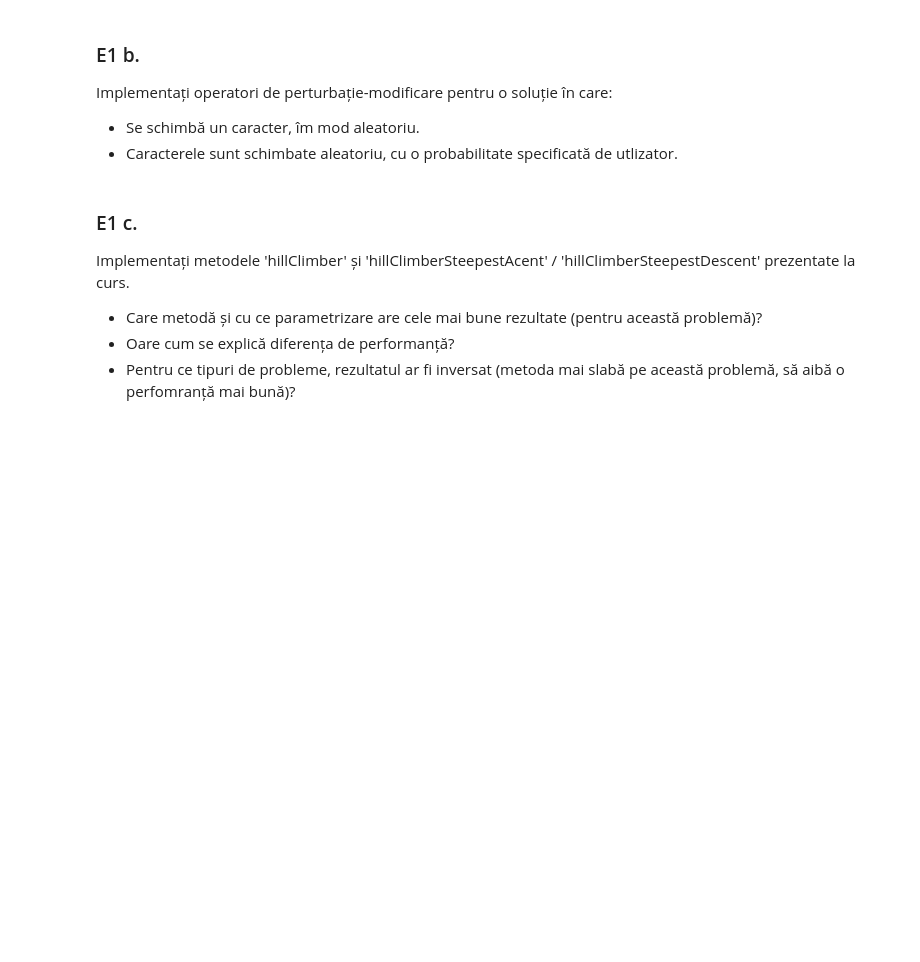
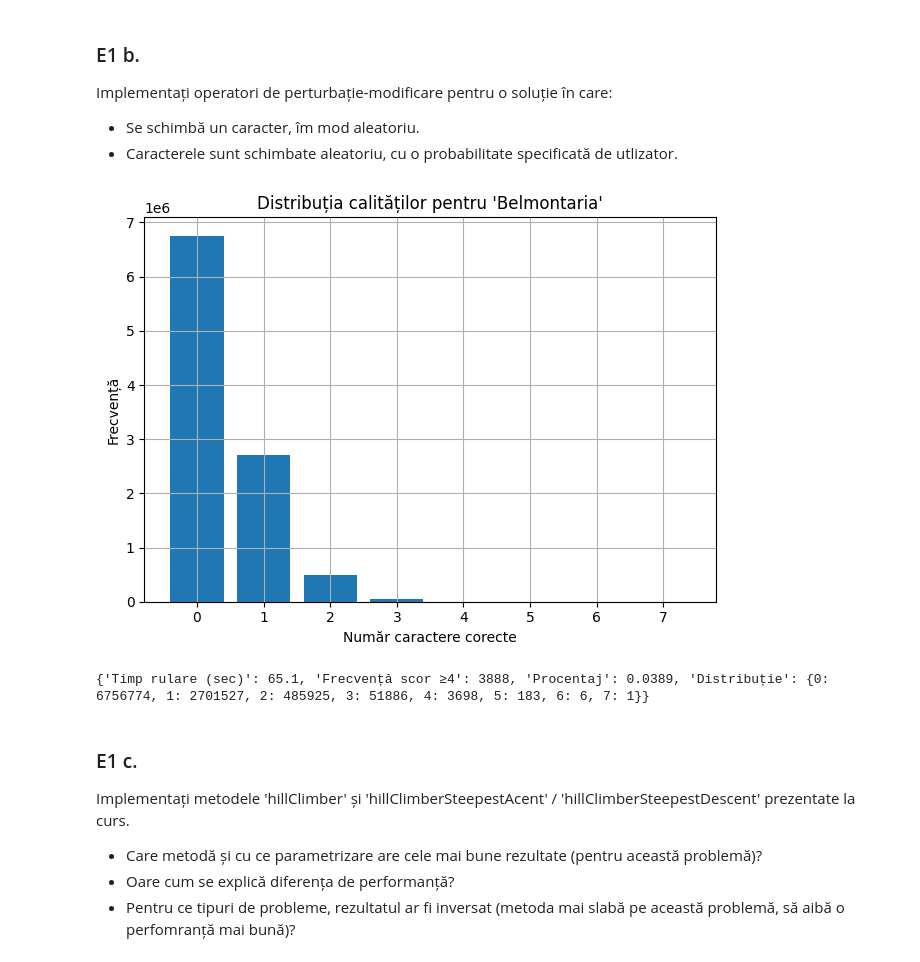
Before and after one commit to Merepixelo/Codename_Discordia, a Jupyter notebook: mib-lab1.ipynb, the cells around one changed output. Cells and saved outputs as stored; diff of their text form; code cells hidden in the pictures; blank space fills up the shorter version.

```diff
--- a/mib-lab1.ipynb
+++ b/mib-lab1.ipynb
@@ -375,6 +375,67 @@ def mutateOneIndex(sol):
 # %%
 def mutateWithProb(sol, mutProb):
   # TO DO
+# %%
+#Codul de la sub pct-ul E1.a #
+
+import random, string, time
+from collections import Counter
+import matplotlib.pyplot as plt
+
+target = "Belmontaria"
+length = len(target)
+alphabet = string.ascii_lowercase
+num_solutions = 10_000_000
+
+def generate_solution():
+    return ''.join(random.choices(alphabet, k=length))
+
+def evaluate_solution(solution, target):
+    return sum(s == t for s, t in zip(solution, target))
+
+start = time.time()
+scores = [evaluate_solution(generate_solution(), target) for _ in range(num_solutions)]
+elapsed = time.time() - start
+
+counter = Counter(scores)
+over_4 = sum(v for k, v in counter.items() if k >= 4)
+
+plt.bar(counter.keys(), counter.values())
+plt.title("Distribuția calităților pentru 'Belmontaria'")
+plt.xlabel("Număr caractere corecte")
+plt.ylabel("Frecvență")
+plt.grid(True)
+plt.tight_layout()
+plt.show()
+
+print({
+    "Timp rulare (sec)": round(elapsed, 2),
+    "Frecvență scor ≥4": over_4,
+    "Procentaj": round(100 * over_4 / num_solutions, 4),
+    "Distribuție": dict(sorted(counter.items()))
+})
+
+
+#Modificarile cerintelor din sub pct-ul E1.b #
+
+def perturb_one_char(solution, alphabet):
+    index = random.randint(0, len(solution) - 1)
+    new_char = random.choice(alphabet)
+    return solution[:index] + new_char + solution[index + 1:]
+
+def perturb_probabilistic(solution, alphabet, probability):
+    return ''.join([
+        random.choice(alphabet) if random.random() < probability else c
+        for c in solution
+    ])
+
+
+original = "Belmontaria"
+print(perturb_one_char(original, alphabet))         # ex: "Belpontaria"#
+print(perturb_probabilistic(original, alphabet, 0.3))  # ex: "Bilmontxria"#
+# %% [output]
+[figure, added]
+{'Timp rulare (sec)': 65.1, 'Frecvență scor ≥4': 3888, 'Procentaj': 0.0389, 'Distribuție': {0: 6756774, 1: 2701527, 2: 485925, 3: 51886, 4: 3698, 5: 183, 6: 6, 7: 1}}
 # %% [markdown]
 ### E1 c.
 
```
